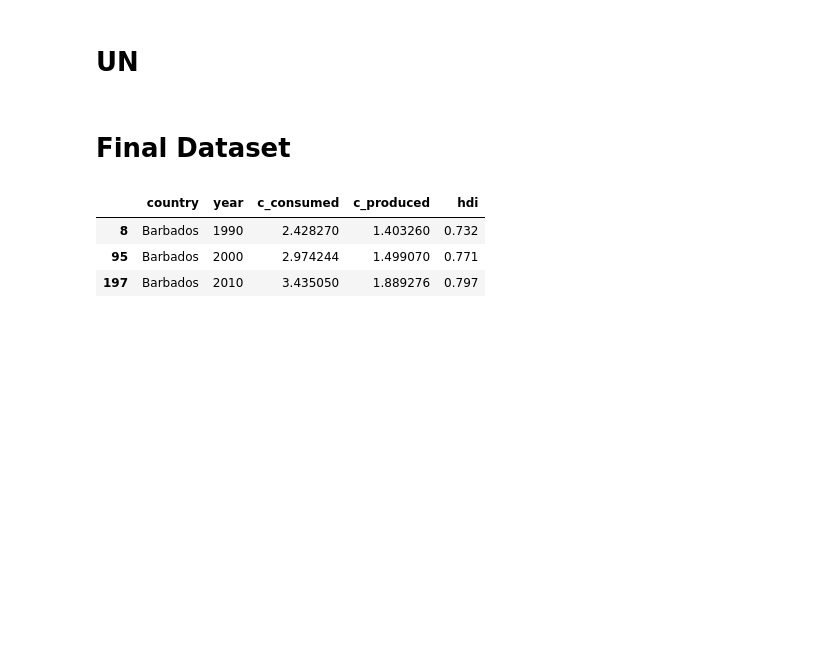
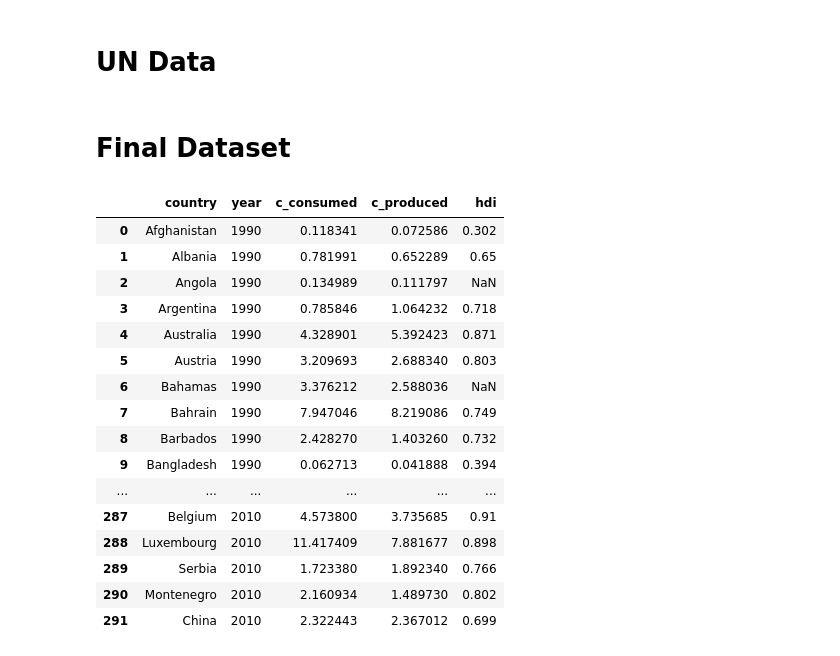
Before and after one commit to jacobdv/shoe-beans, a Jupyter notebook: This_One.ipynb, the cells around one changed output. Saved outputs shown, nothing was run; the diff lists cells and outputs as text; code cells hidden in the pictures; blank space fills up the shorter version.

Commit message:
Updating final data changes.

```diff
--- a/This_One.ipynb
+++ b/This_One.ipynb
@@ -50,7 +70,7 @@ nfa['year'] = year_col
 nfa['c_consumed'] = c_cons_col
 nfa['c_produced'] = c_prods_col
 # %% [markdown]
-# UN
+# UN Data
 # %%
 # Selects only columns with valid, single year names.
 selected_columns = []
@@ -87,7 +104,20 @@ barbados = data[data['country'] == 'Barbados']
-# %%
-barbados
-# %% [output]
-|  | country | year | c_consumed | c_produced | hdi |
-| 8 | Barbados | 1990 | 2.428270 | 1.403260 | 0.732 |
-| 95 | Barbados | 2000 | 2.974244 | 1.499070 | 0.771 |
-| 197 | Barbados | 2010 | 3.435050 | 1.889276 | 0.797 |
+# %%
+data
+# %% [output]
+|  | country | year | c_consumed | c_produced | hdi |
+| 0 | Afghanistan | 1990 | 0.118341 | 0.072586 | 0.302 |
+| 1 | Albania | 1990 | 0.781991 | 0.652289 | 0.65 |
+| 2 | Angola | 1990 | 0.134989 | 0.111797 | NaN |
+| 3 | Argentina | 1990 | 0.785846 | 1.064232 | 0.718 |
+| 4 | Australia | 1990 | 4.328901 | 5.392423 | 0.871 |
+| 5 | Austria | 1990 | 3.209693 | 2.688340 | 0.803 |
+| 6 | Bahamas | 1990 | 3.376212 | 2.588036 | NaN |
+| 7 | Bahrain | 1990 | 7.947046 | 8.219086 | 0.749 |
+| 8 | Barbados | 1990 | 2.428270 | 1.403260 | 0.732 |
+| 9 | Bangladesh | 1990 | 0.062713 | 0.041888 | 0.394 |
+| ... | ... | ... | ... | ... | ... |
+| 287 | Belgium | 2010 | 4.573800 | 3.735685 | 0.91 |
+| 288 | Luxembourg | 2010 | 11.417409 | 7.881677 | 0.898 |
+| 289 | Serbia | 2010 | 1.723380 | 1.892340 | 0.766 |
+| 290 | Montenegro | 2010 | 2.160934 | 1.489730 | 0.802 |
+| 291 | China | 2010 | 2.322443 | 2.367012 | 0.699 |
```
Also changed, not shown: parts of 4 cells of this notebook, 1 other file.
